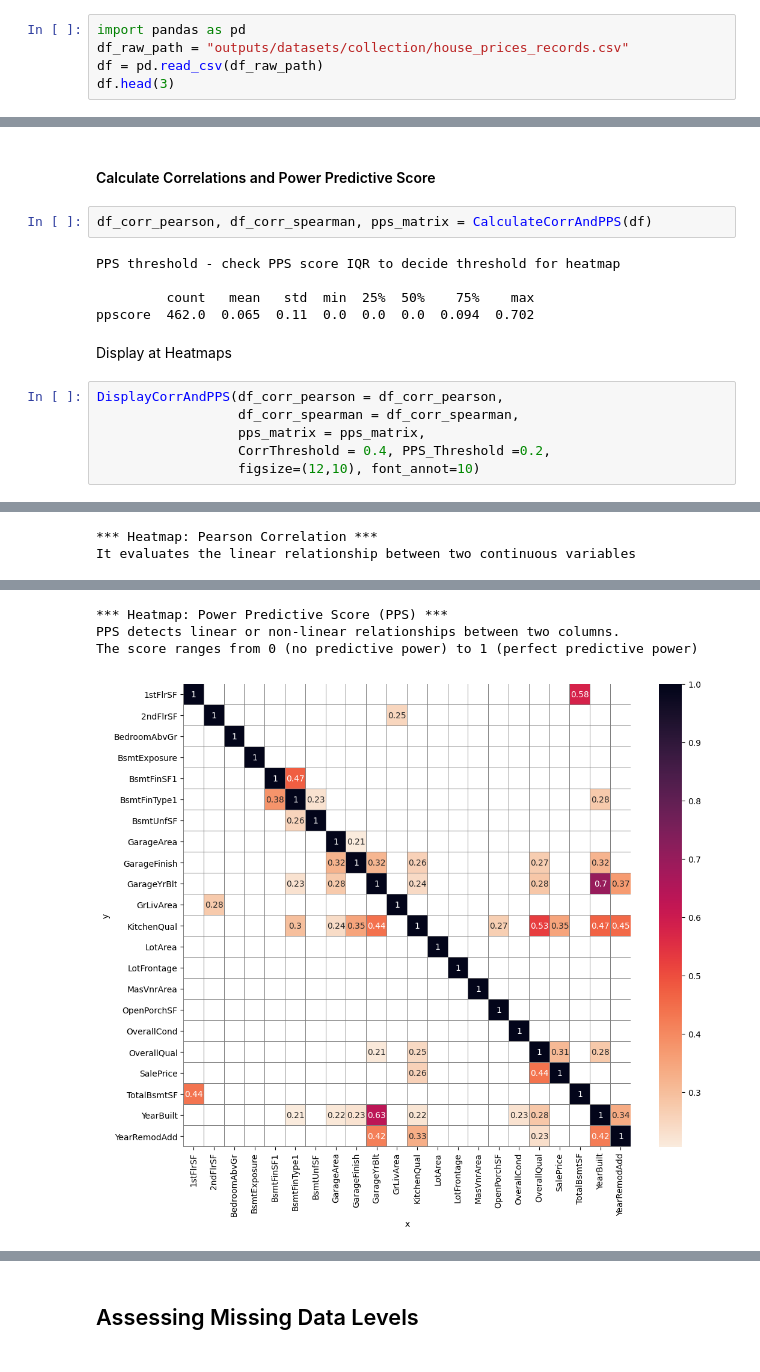
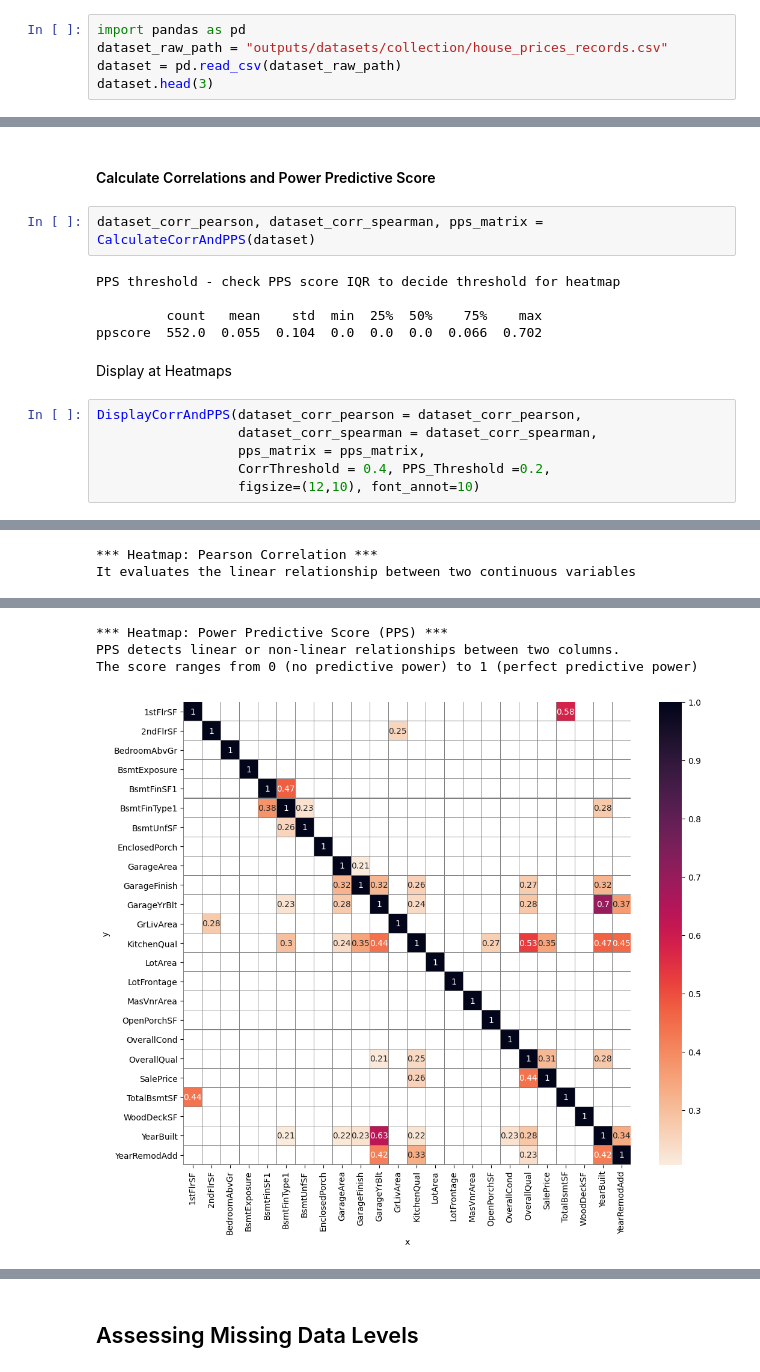
Before and after one commit to Sirak-K/my-project-5, a Jupyter notebook: jupyter_notebooks/03 - DataCleaning.ipynb, the cells around one changed output, grey strips where cells are left out. Drawn from its saved outputs; the diff is of its cells as text.

```diff
--- a/jupyter_notebooks/03 - DataCleaning.ipynb
+++ b/jupyter_notebooks/03 - DataCleaning.ipynb
@@ -36,8 +42,8 @@ current_dir
 # %%
 import pandas as pd
-df_raw_path = "outputs/datasets/collection/house_prices_records.csv"
-df = pd.read_csv(df_raw_path)
-df.head(3)
+dataset_raw_path = "outputs/datasets/collection/house_prices_records.csv"
+dataset = pd.read_csv(dataset_raw_path)
+dataset.head(3)
 # %% [output]
 |  | 1stFlrSF | 2ndFlrSF | BedroomAbvGr | BsmtExposure | BsmtFinSF1 | BsmtFinType1 | BsmtUnfSF | EnclosedPorch | ... |
 | 0 | 856 | 854.0 | 3.0 | No | 706 | GLQ | 150 | 0.0 | ... |
@@ -245,17 +143,17 @@ def DisplayCorrAndPPS(df_corr_pearson, df_corr_spearman, pps_matrix, CorrThresho
 # %% [markdown]
 #### Calculate Correlations and Power Predictive Score
-# %%
-df_corr_pearson, df_corr_spearman, pps_matrix = CalculateCorrAndPPS(df)
-# %% [output]
-PPS threshold - check PPS score IQR to decide threshold for heatmap
-
-         count   mean   std  min  25%  50%    75%    max
-ppscore  462.0  0.065  0.11  0.0  0.0  0.0  0.094  0.702
+# %%
+dataset_corr_pearson, dataset_corr_spearman, pps_matrix = CalculateCorrAndPPS(dataset)
+# %% [output]
+PPS threshold - check PPS score IQR to decide threshold for heatmap
+
+         count   mean    std  min  25%  50%    75%    max
+ppscore  552.0  0.055  0.104  0.0  0.0  0.0  0.066  0.702
 # %% [markdown]
 Display at Heatmaps
 # %%
-DisplayCorrAndPPS(df_corr_pearson = df_corr_pearson,
-                  df_corr_spearman = df_corr_spearman,
+DisplayCorrAndPPS(dataset_corr_pearson = dataset_corr_pearson,
+                  dataset_corr_spearman = dataset_corr_spearman,
                   pps_matrix = pps_matrix,
                   CorrThreshold = 0.4, PPS_Threshold =0.2,
                   figsize=(12,10), font_annot=10)
@@ -273,5 +171,5 @@ It evaluates the linear relationship between two continuous variables
 *** Heatmap: Power Predictive Score (PPS) ***
 PPS detects linear or non-linear relationships between two columns.
 The score ranges from 0 (no predictive power) to 1 (perfect predictive power)
-[figure, old version]
+[figure, new version]
 # %% [markdown]
```
Also changed, not shown: parts of 37 cells of this notebook, 2 other files.
